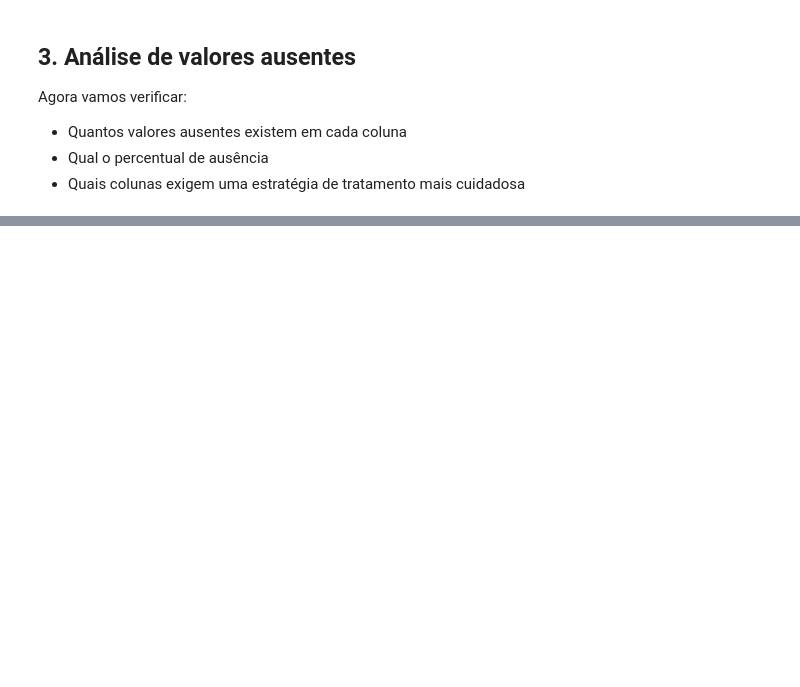
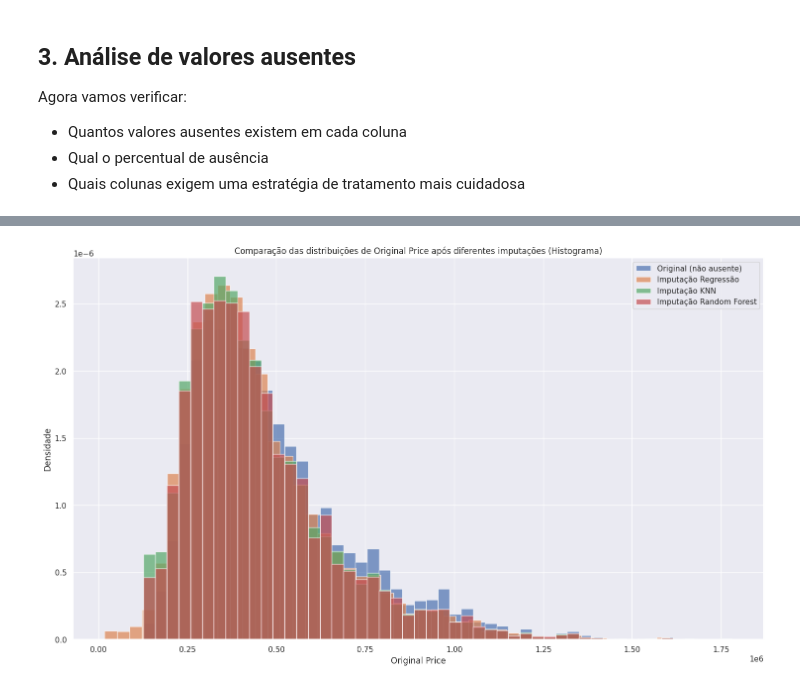
Before and after one commit to Lbragaa/TrabalhoCienciaDados_tlvzzuado, a Jupyter notebook: Reorganizando.ipynb, the cells around one changed output, grey strips where cells are left out. Drawn from its saved outputs; the diff is of its cells as text; code cells hidden in the pictures; blank space fills up the shorter version.

```diff
--- a/Reorganizando.ipynb
+++ b/Reorganizando.ipynb
@@ -125,0 +365,94 @@ display(
+# %%
+from sklearn.linear_model import LinearRegression
+from sklearn.impute import KNNImputer
+from sklearn.ensemble import RandomForestRegressor
+import numpy as np
+import seaborn as sns
+import matplotlib.pyplot as plt
+
+# 1) Copiar o DataFrame para cada método de imputação
+df_regression_imputed = df.copy()
+df_knn_imputed = df.copy()
+df_rf_imputed = df.copy()
+
+# 2) Variáveis numéricas usadas como preditoras para original_price
+imputation_features = [
+    "yr_mfr",
+    "kms_run",
+    "times_viewed",
+    "total_owners",
+    "broker_quote",
+    "emi_starts_from",
+    "booking_down_pymnt",
+]
+
+# ========= Imputação por Regressão Linear =========
+reg_cols = imputation_features
+
+df_train_reg = df_regression_imputed.dropna(subset=["original_price"] + reg_cols)
+df_pred_reg = df_regression_imputed[df_regression_imputed["original_price"].isna()]
+
+if not df_train_reg.empty and not df_pred_reg.empty:
+    reg_model = LinearRegression()
+    reg_model.fit(df_train_reg[reg_cols], df_train_reg["original_price"])
+
+    pred_original_reg = reg_model.predict(df_pred_reg[reg_cols])
+    df_regression_imputed.loc[df_regression_imputed["original_price"].isna(), "original_price"] = pred_original_reg
+
+# garantir não-negativo
+df_regression_imputed["original_price"] = df_regression_imputed["original_price"].clip(lower=0)
+
+
+# ========= Imputação por KNN =========
+knn_cols = imputation_features + ["original_price"]
+
+df_knn_temp = df_knn_imputed[knn_cols].copy()
+knn_imputer = KNNImputer(n_neighbors=5)
+df_knn_imputed[knn_cols] = knn_imputer.fit_transform(df_knn_temp)
+
+df_knn_imputed["original_price"] = df_knn_imputed["original_price"].clip(lower=0)
+
+
+# ========= Imputação por Random Forest =========
+rf_cols = imputation_features
+
+df_train_rf = df_rf_imputed.dropna(subset=["original_price"] + rf_cols)
+df_pred_rf = df_rf_imputed[df_rf_imputed["original_price"].isna()]
+
+if not df_train_rf.empty and not df_pred_rf.empty:
+    rf_model = RandomForestRegressor(n_estimators=100, random_state=42)
+    rf_model.fit(df_train_rf[rf_cols], df_train_rf["original_price"])
+
+    pred_original_rf = rf_model.predict(df_pred_rf[rf_cols])
+    df_rf_imputed.loc[df_rf_imputed["original_price"].isna(), "original_price"] = pred_original_rf
+
+df_rf_imputed["original_price"] = df_rf_imputed["original_price"].clip(lower=0)
+
+
+# ========= Comparação das distribuições =========
+
+# Histograma
+plt.figure(figsize=(18, 10))
+plt.hist(df["original_price"].dropna(), bins=50, alpha=0.7, label="Original (não ausente)", density=True)
+plt.hist(df_regression_imputed["original_price"], bins=50, alpha=0.7, label="Imputação Regressão", density=True)
+plt.hist(df_knn_imputed["original_price"], bins=50, alpha=0.7, label="Imputação KNN", density=True)
+plt.hist(df_rf_imputed["original_price"], bins=50, alpha=0.7, label="Imputação Random Forest", density=True)
+plt.xlabel("Original Price")
+plt.ylabel("Densidade")
+plt.title("Comparação das distribuições de Original Price após diferentes imputações (Histograma)")
+plt.legend()
+plt.show()
+
+# KDE
+plt.figure(figsize=(18, 10))
+sns.kdeplot(df["original_price"].dropna(), fill=False, alpha=0.7, label="Original (não ausente)")
+sns.kdeplot(df_regression_imputed["original_price"], fill=False, alpha=0.7, label="Imputação Regressão")
+sns.kdeplot(df_knn_imputed["original_price"], fill=False, alpha=0.7, label="Imputação KNN")
+sns.kdeplot(df_rf_imputed["original_price"], fill=False, alpha=0.7, label="Imputação Random Forest")
+plt.xlabel("Original Price")
+plt.ylabel("Densidade")
+plt.title("Comparação das distribuições de Original Price após diferentes imputações (KDE)")
+plt.legend()
+plt.show()
+# %% [output]
+[figure, added]
```
Also changed, not shown: parts of 27 cells of this notebook.
